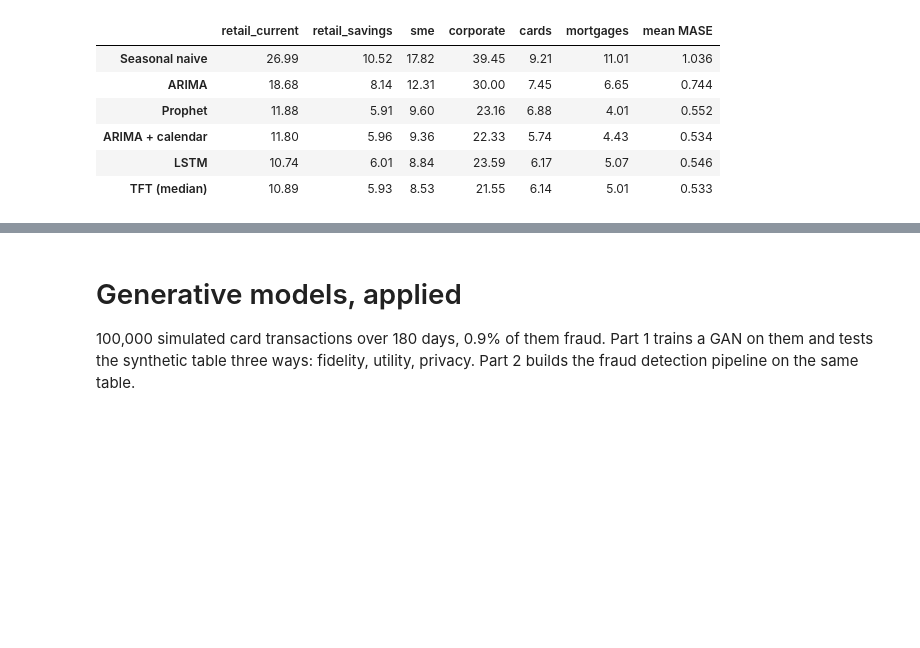
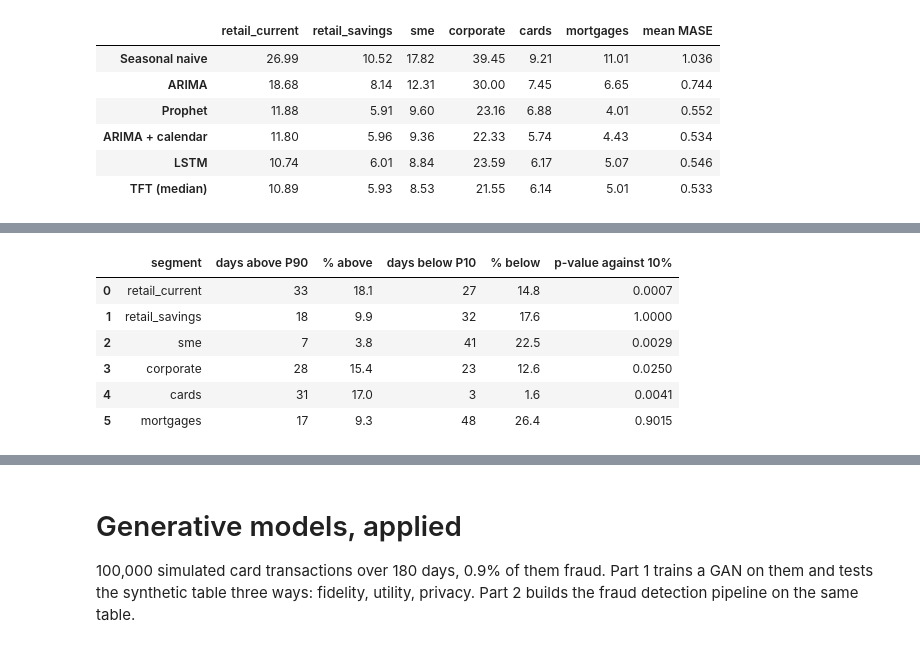
Before and after one commit to iitm-da/finance-ml, a Jupyter notebook: forecasting_and_generative_models.ipynb, the cells around one changed output, grey strips where cells are left out. Cells and saved outputs as stored; diff of their text form; code cells hidden in the pictures; blank space fills up the shorter version.

Commit message:
Day 1 applications: liquidity buffer concept, P90 backtest, margin cost widget, whole bank, horizon, drawbacks; notebook cells for each; plan slide removed

```diff
--- a/forecasting_and_generative_models.ipynb
+++ b/forecasting_and_generative_models.ipynb
@@ -402,0 +408,21 @@ tab
+# %%
+# 1. backtest of the P90: it should be exceeded on 10% of days
+from scipy.stats import binomtest
+j = SEGS.index(HEAD)
+n_days = ACT[:, :, 0].size
+rows = []
+for i, s in enumerate(SEGS):
+    up = int((ACT[:, :, i] > Q[:, :, i, 2]).sum()); dn = int((ACT[:, :, i] < Q[:, :, i, 0]).sum())
+    rows.append([s, up, round(up / n_days * 100, 1), dn, round(dn / n_days * 100, 1),
+                 round(float(binomtest(up, n_days, 0.10).pvalue), 4)])
+bt = pd.DataFrame(rows, columns=['segment', 'days above P90', '% above', 'days below P10', '% below', 'p-value against 10%'])
+APP = {'bt': rows, 'n_days': n_days}
+bt
+# %% [output]
+|  | segment | days above P90 | % above | days below P10 | % below | p-value against 10% |
+| 0 | retail_current | 33 | 18.1 | 27 | 14.8 | 0.0007 |
+| 1 | retail_savings | 18 | 9.9 | 32 | 17.6 | 1.0000 |
+| 2 | sme | 7 | 3.8 | 41 | 22.5 | 0.0029 |
+| 3 | corporate | 28 | 15.4 | 23 | 12.6 | 0.0250 |
+| 4 | cards | 31 | 17.0 | 3 | 1.6 | 0.0041 |
+| 5 | mortgages | 17 | 9.3 | 48 | 26.4 | 0.9015 |
```
Also changed, not shown: parts of 4 cells of this notebook, 7 other files.
